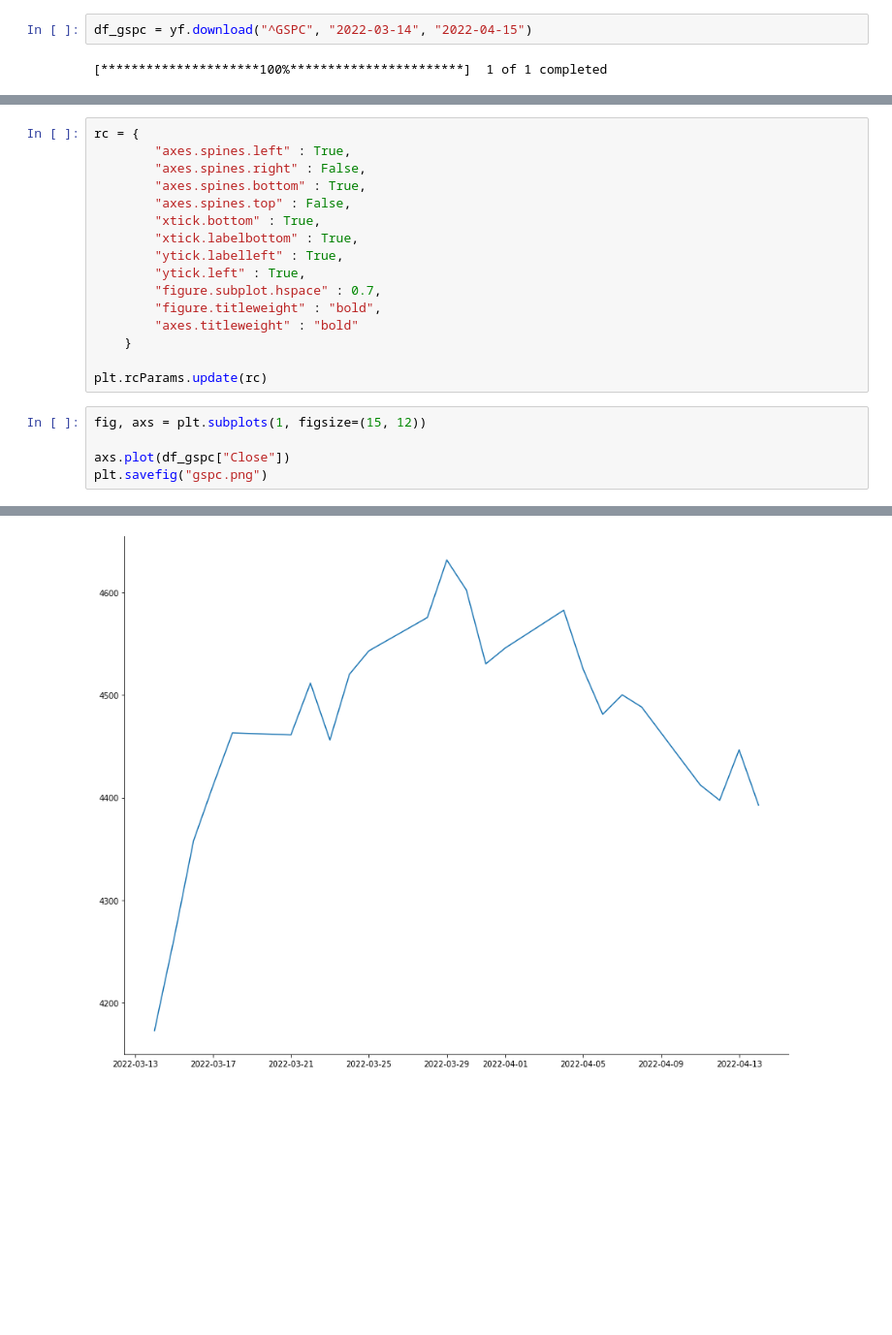
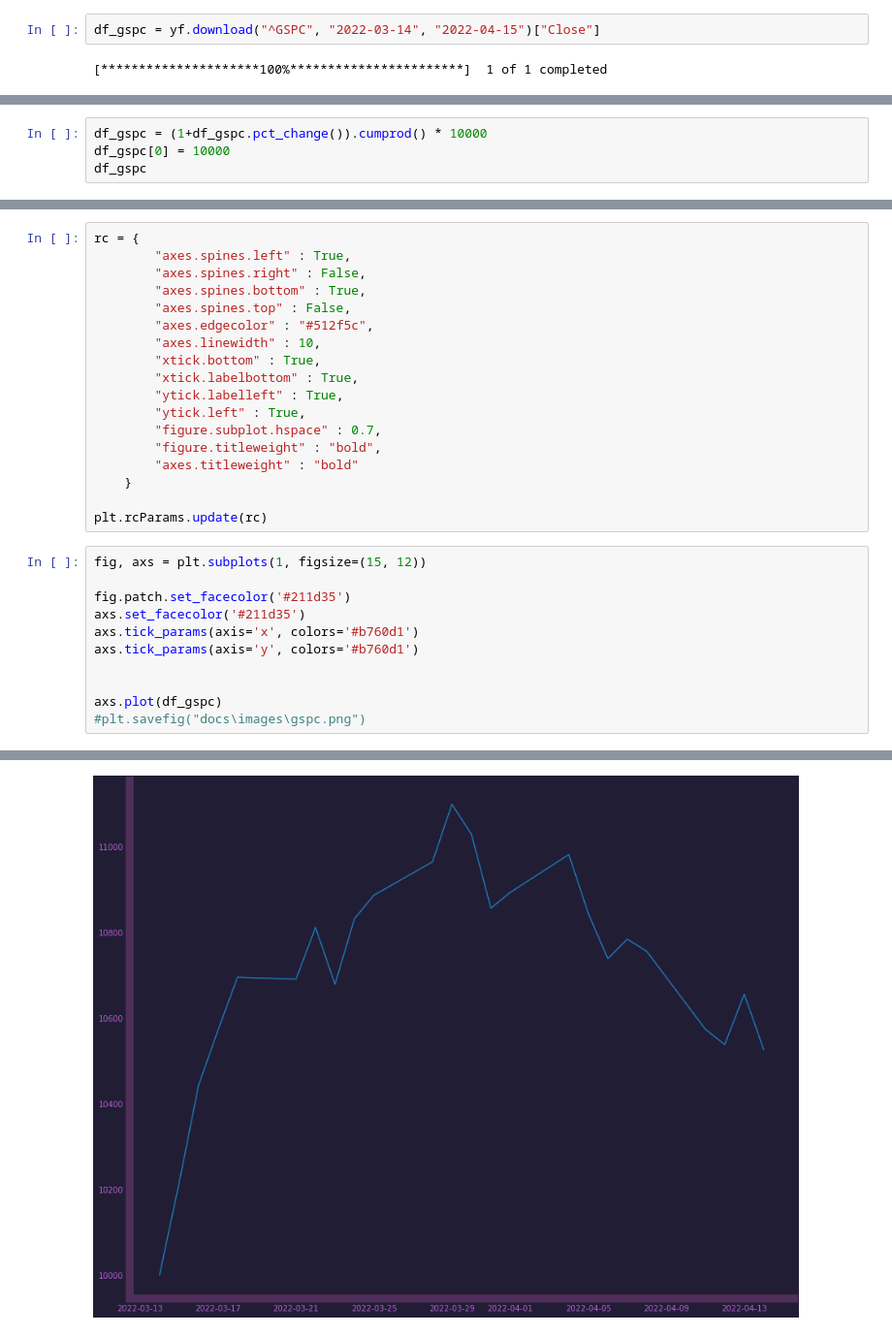
Before and after one commit to AndreasPalmgren/twitter-sentiment, a Jupyter notebook: stock_data.ipynb, the cells around one changed output, grey strips where cells are left out. Shown at 97% size. Saved outputs shown, nothing was run; the diff lists cells and outputs as text; blank space fills up the shorter version.

Commit message:
plot

```diff
--- a/stock_data.ipynb
+++ b/stock_data.ipynb
@@ -53,6 +53,6 @@ dt.pct_change()
 | 2022-04-29 | -0.014786 | -0.033968 | -0.046612 | -0.036605 | -0.060329 | -0.040951 | -0.002228 | -0.038217 | -0.042952 | -0.035515 | ... | ... |
 296 rows × 3024 columns
 # %%
-df_gspc = yf.download("^GSPC", "2022-03-14", "2022-04-15")
+df_gspc = yf.download("^GSPC", "2022-03-14", "2022-04-15")["Close"]
 # %% [output]
 [*********************100%***********************]  1 of 1 completed
@@ -78,0 +59,4 @@ Name: Close, dtype: float64
+# %%
+df_gspc = (1+df_gspc.pct_change()).cumprod() * 10000
+df_gspc[0] = 10000
+df_gspc
@@ -82,6 +84,8 @@ rc = {
         "axes.spines.right" : False,
         "axes.spines.bottom" : True,
         "axes.spines.top" : False,
+        "axes.edgecolor" : "#512f5c",
+        "axes.linewidth" : 10,
         "xtick.bottom" : True,
         "xtick.labelbottom" : True,
         "ytick.labelleft" : True,
@@ -95,6 +99,12 @@ plt.rcParams.update(rc)
 # %%
 fig, axs = plt.subplots(1, figsize=(15, 12))
 
-axs.plot(df_gspc["Close"])
-plt.savefig("gspc.png")
+fig.patch.set_facecolor('#211d35')
+axs.set_facecolor('#211d35')
+axs.tick_params(axis='x', colors='#b760d1')
+axs.tick_params(axis='y', colors='#b760d1')
+
+
+axs.plot(df_gspc)
+#plt.savefig("docs\images\gspc.png")
 # %% [output]
@@ -101 +112 @@ plt.savefig("gspc.png")
-[figure, old version]
+[figure, new version]
```
Also changed, not shown: parts of 5 cells of this notebook, 10 other files.
